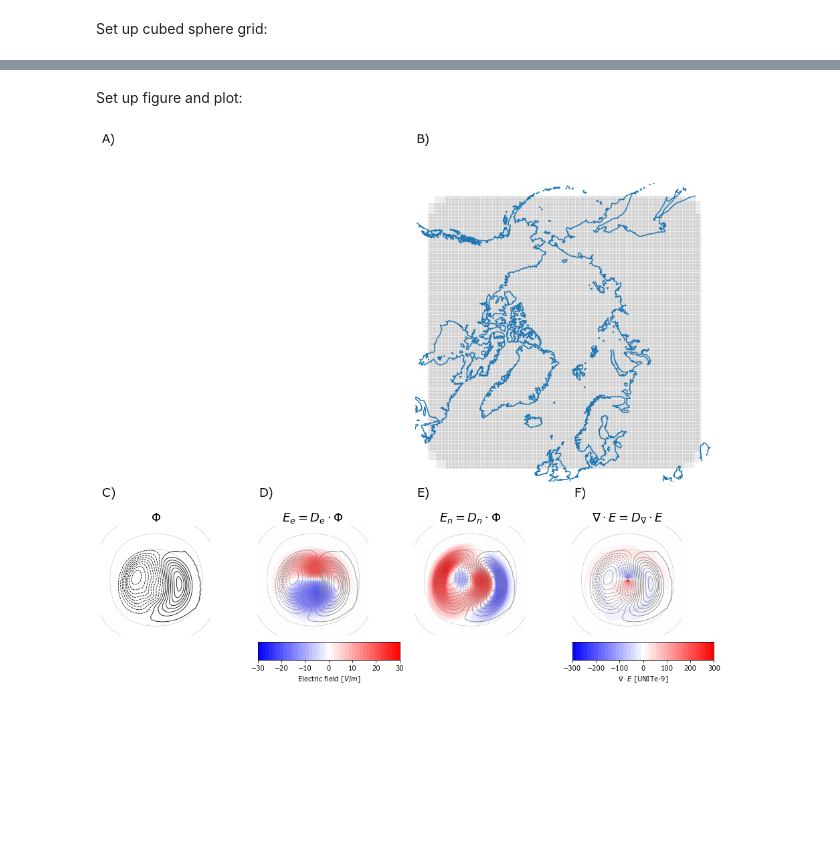
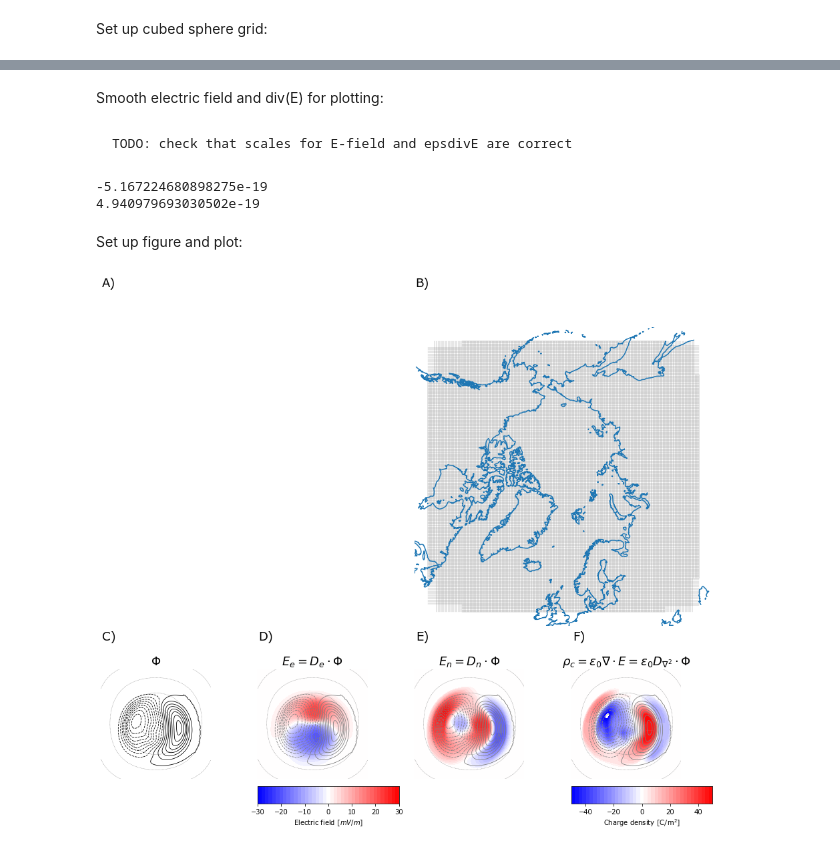
Before and after one commit to klaundal/lompe, a Jupyter notebook: examples/code_paper_figures/01_cubed_sphere_weimer_potential.ipynb, the cells around one changed output, grey strips where cells are left out. Saved outputs shown, nothing was run; the diff lists cells and outputs as text; code cells hidden in the pictures; blank space fills up the shorter version.

Commit message:
fixed divE calculation, got charge density

```diff
--- a/examples/code_paper_figures/01_cubed_sphere_weimer_potential.ipynb
+++ b/examples/code_paper_figures/01_cubed_sphere_weimer_potential.ipynb
@@ -22,13 +23,15 @@ from scipy.ndimage import median_filter
 import matplotlib.pyplot as plt
 import lompe
 
+# TODO: are we placing grid on earth or in ionosphere?
 R = 6371.2e3 # Earth radius
 B0 = 3.12e-5 # Mean magnetic field
+eps = 8.854e-12 # vacuum permittivity
 stencil_size = 3 # size of the stencil used for numerical differentiation
 # %% [markdown]
 Set up cubed sphere grid:
 # %%
-projection = lompe.cs.CSprojection((0, 90), 0)
+projection = lompe.cs.CSprojection(position = (0, 90), orientation = 0) # east, west oriented xi-axis
 grid = lompe.cs.CSgrid(projection, 20000e3, 20000e3, 50e3, 50e3, R = R)
 SKIP = 10 # how many grid points to skip when plotting vector fields
 # %% [markdown]
@@ -76,5 +86,5 @@ $\mathbb D_{\nabla\cdot}$ is a $2N\times N$ matrix that operates on $\mathbf{E}$
 # %%
-E_mat = np.vstack((E_n, E_e))
+E_mat = np.concatenate((E_e.flatten(), E_n.flatten()))
 # use cubedsphere divergence matrix to get div(E):
 Ddiv = grid.divergence(S = stencil_size, return_sparse = True)
-divE = Ddiv.dot(E_mat.flatten()).reshape(grid.shape)
+divE = Ddiv.dot(E_mat).reshape(grid.shape)
@@ -97,3 +91,20 @@ array([[ 0.00000000e+00,  1.06873307e-18,  2.13762894e-18, ...,
+# %% [markdown]
+Smooth electric field and div(E) for plotting:
+# %%
+E_e = median_filter(E_e, size = 3*SKIP, mode = 'constant', cval = 0)
+E_n = median_filter(E_n, size = 3*SKIP, mode = 'constant', cval = 0)
+divE = median_filter(divE, size = 3*SKIP, mode = 'constant', cval = 0)
+epsdivE = divE * eps # Faradays law
+
+E_n[grid.lat < 60] = 0
+# %% [markdown]
+    TODO: check that scales for E-field and epsdivE are correct
+# %%
+print(epsdivE.min())
+print(epsdivE.max())
+# %% [output]
+-5.167224680898275e-19
+4.940979693030502e-19
 # %% [markdown]
 Set up figure and plot:
 # %%
@@ -119,30 +130,35 @@ axs2['label2'   ] = plt.subplot2grid((30, 40), (21, 10))
 axs2['label3'   ] = plt.subplot2grid((30, 40), (21, 20))
 axs2['label4'   ] = plt.subplot2grid((30, 40), (21, 30))
 
-axs2['cbar'     ] = plt.subplot2grid((30, 40), (29, 10), colspan = 9)
-axs2['cbar2'    ] = plt.subplot2grid((30, 40), (29, 30), colspan = 9)
+axs2['cbar'     ] = plt.subplot2grid((30, 40), (29, 10), colspan = 9) # for electric fields
+axs2['cbar2'    ] = plt.subplot2grid((30, 40), (29, 30), colspan = 9) # for div(E)
 
 plt.subplots_adjust(hspace = 0, wspace = 0, left = 0.05, right = .92, bottom = 0.01 ,top = .99)
 
-# labels:
-axs1['label'].set_title( 'A)', fontsize = 18)
+# labels
+axs1['label' ].set_title('A)', fontsize = 18)
 axs1['label2'].set_title('B)', fontsize = 18)
-axs2['label'].set_title( 'C)', fontsize = 18)
+axs2['label' ].set_title('C)', fontsize = 18)
 axs2['label2'].set_title('D)', fontsize = 18)
 axs2['label3'].set_title('E)', fontsize = 18)
 axs2['label4'].set_title('F)', fontsize = 18)
 
 ###################### upper row of plots #########################
+
+# set up axes for grid visualization
 for key in axs1.keys():
     axs1[key].set_axis_off()
     if 'label' in key:
         continue
     axs1[key].set_aspect('equal')
 
-# B) grid on map
+# A) example of cube face intersecting sphere
+
+# B) cubed sphere grid with coastlines
+# TODO: plot grid in a better way?
 for lon, lat in grid.get_grid_boundaries():
     xi, eta = grid.projection.geo2cube(lon, lat)
-    axs1['grid'].plot(xi[::10], eta[::10], color = 'grey', linewidth = .4)
+    axs1['grid'].plot(xi[::20], eta[::20], color = 'grey', linewidth = .4)
 
 # add coastlines
 xlim, ylim = axs1['grid'].get_xlim(), axs1['grid'].get_ylim()
@@ -152,7 +168,7 @@ for cl in grid.projection.get_projected_coastlines():
 axs1['grid'].set_xlim(xlim)
 axs1['grid'].set_ylim(ylim)
 
-###################### lower row of plots
+###################### lower row of plots #########################
 
 # Set up axis for phi, Ee, En, divE
 for key in axs2.keys():
@@ -164,6 +180,7 @@ for key in axs2.keys():
     axs2[key].set_aspect('equal')
     axs2[key].contour(grid.xi, grid.eta, grid.lat, linestyles = '--', colors = 'grey', linewidths = .4, levels = np.r_[-80:81:10])
 
+# C) Potential
 # f = Phi
 axs2['potential'].set_title(r'$\Phi$', fontsize = 18)
 axs2['potential'].contour(grid.xi, grid.eta, V, colors = 'black', levels = np.r_[-100:101:4] * 1e3, linewidths = .8)
@@ -171,40 +188,46 @@ axs2['potential'].contour(grid.xi, grid.eta, V, colors = 'black', levels = np.r_
 # color scale for east, north E-field
 Elevels = np.linspace(-30, 30, 40) * 1e-3
 
+# D) eastward electric field
 # E_e = D_e * Phi
 axs2['E_e'].contour(grid.xi, grid.eta, V, colors = 'gray', levels = np.r_[-100:101:4] * 1e3, linewidths = .8)
 axs2['E_e'].contourf(grid.xi, grid.eta, E_e, cmap = plt.cm.bwr, levels = Elevels)
 axs2['E_e'].set_title(r'$E_e = D_e \cdot \Phi$', fontsize = 18)
 
+# E) northward electric field
 # E_n = D_n * Phi
 axs2['E_n'].contour(grid.xi, grid.eta, V, colors = 'gray', levels = np.r_[-100:101:4] * 1e3, linewidths = .8)
 axs2['E_n'].contourf(grid.xi, grid.eta, E_n, cmap = plt.cm.bwr, levels = Elevels)
 axs2['E_n'].set_title(r'$E_n = D_n \cdot \Phi$', fontsize = 18)
 
 # color bar for east, north electric fields
 x = np.vstack((Elevels, Elevels)).T
 y = np.vstack((np.zeros(Elevels.size), np.ones(Elevels.size))).T
 axs2['cbar'].contourf(x*1e3, y, x*1e3, levels = Elevels*1e3, cmap = plt.cm.bwr)
 axs2['cbar'].set_yticks([])
 axs2['cbar'].xaxis.set_label_position("bottom")
 axs2['cbar'].xaxis.tick_bottom()
-axs2['cbar'].set_xlabel('Electric field [$V/m$]')
+axs2['cbar'].set_xlabel('Electric field [$mV/m$]')
 
-# color scale for divergence of E-field
-divElevels = np.linspace(-300, 300, 40) * 1e-9
 
-# E_div = D_div * E
+# F) charge density
+
+# color scale for charge density (eps*divE)
+divElevels = np.linspace(-50, 50, 40) * 1e-20
+
+# divE = D_div * E
+# epsdivE = eps*divE
 axs2['Ediv'].contour(grid.xi, grid.eta, V, colors = 'gray', levels = np.r_[-100:101:4] * 1e3, linewidths = .8)
-axs2['Ediv'].contourf(grid.xi, grid.eta, divE, cmap = plt.cm.bwr, levels = divElevels)
-axs2['Ediv'].set_title(r'$\nabla \cdot E = D_{\nabla} \cdot E$', fontsize = 18);
+axs2['Ediv'].contourf(grid.xi, grid.eta, epsdivE, cmap = plt.cm.bwr, levels = divElevels)
+axs2['Ediv'].set_title(r'$\rho_c=\epsilon_0 \nabla \cdot E = \epsilon_0 D_{\nabla^2} \cdot \Phi$', fontsize = 18);
 
 # color bar for div(E)
 x = np.vstack((divElevels, divElevels)).T
 y = np.vstack((np.zeros(divElevels.size), np.ones(divElevels.size))).T
-axs2['cbar2'].contourf(x*1e9, y, x*1e9, levels = divElevels*1e9, cmap = plt.cm.bwr)
+axs2['cbar2'].contourf(x*1e20, y, x*1e20, levels = divElevels*1e20, cmap = plt.cm.bwr)
 axs2['cbar2'].set_yticks([])
 axs2['cbar2'].xaxis.set_label_position("bottom")
 axs2['cbar2'].xaxis.tick_bottom()
-axs2['cbar2'].set_xlabel(r'$\nabla\cdot E$ [UNITe-9]');
+axs2['cbar2'].set_xlabel(r'Charge density [C/m$^2$]'); # really C/m^3
 # %% [output]
-[figure, old version]
+[figure, new version]
```
Also changed, not shown: parts of 9 cells of this notebook.
